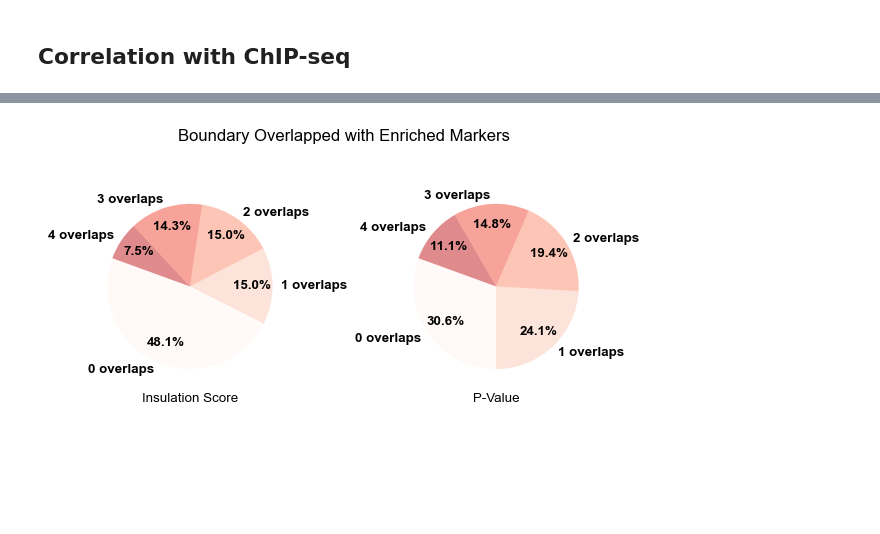
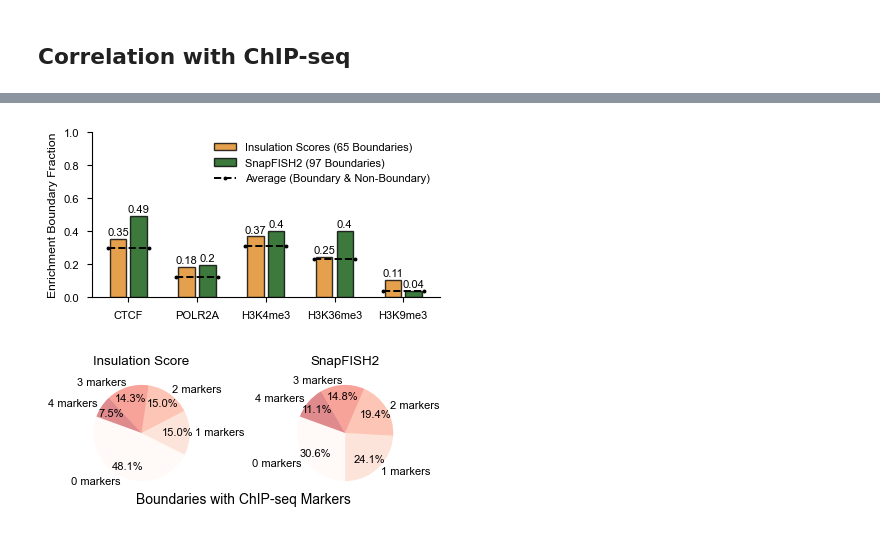
Before and after one commit to hyuyu104/ArcFISH, a Jupyter notebook: figures/2tad_benchmark.ipynb, the cells around one changed output, grey strips where cells are left out. Saved outputs shown, nothing was run; the diff lists cells and outputs as text; code cells hidden in the pictures; blank space fills up the shorter version.

```diff
--- a/figures/2tad_benchmark.ipynb
+++ b/figures/2tad_benchmark.ipynb
@@ -164,0 +19,3 @@ fig.savefig(out_fname, bbox_inches="tight")
+# %%
+out_dire = "../123ACElog/032125"
+dtree = DataTree("../data")
@@ -313,0 +67,12 @@ for target in targets:
+# %%
+res_sf1_path = os.path.join(out_dire, "tad_result_sf1.csv")
+if not os.path.exists(res_sf1_path):
+    tad = sf.tl.TADCaller(tree=False, method="insulation",
+                          prominence=0.04, distance=2)
+    sf.wr.caller_wrapper(loader, tad=tad, tad_path=res_sf1_path)
+res_sf1 = pd.read_csv(res_sf1_path, sep="\t")
+res_sf2_path = os.path.join(out_dire, "tad_result_sf2.csv")
+if not os.path.exists(res_sf2_path):
+    tad = sf.tl.TADCaller(tree=False, method="pval")
+    sf.wr.caller_wrapper(loader, tad=tad, tad_path=res_sf2_path)
+res_sf2 = pd.read_csv(res_sf2_path, sep="\t")
@@ -314,35 +111,38 @@ for target in targets:
+# %%
+fig, ax = plt.subplots(figsize=(4, 2))
+domain_chipseq_barplot(noi_enrich_df, ax=ax)
+fig.savefig(os.path.join(out_dire, "tad_noi_enrich_chipseq.pdf"), bbox_inches="tight")
+# %% [output]
+[figure, added]
 # %%
-targets = ["H3K36me3", "H3K4me3", "POLR2A", "CTCF"]
-d1, d2 = df_by_insulation, df_by_pval
-for target in targets:
-    chip_df = pd.read_csv(chipseq_fpath.format(target), sep="\t")
-    d1 = tad_enrichment_row(d1, chip_df, target)
-    d2 = tad_enrichment_row(d2, chip_df, target)
-fig, axes = plt.subplots(1, 2, figsize=(6,3))
-colors = [plt.get_cmap("Reds")(i*50) for i in range(len(targets)+1)]
-overlap1 = d1[d1["peak"]][targets].sum(axis=1).values
-labels, count = np.unique(overlap1, return_counts=True)
-fontsize = plt.rcParams["axes.titlesize"]
+from utils.utils import domain_add_chipseq_col
+
+colors = [plt.get_cmap("Reds")(i*50) for i in range(5)]
+fig, axes = plt.subplots(1, 2, figsize=(4, 2))
+
+res = res_sf1.copy()
+for marker in ["CTCF", "POLR2A", "H3K4me3", "H3K36me3"]:
+    res = domain_add_chipseq_col(res, marker, dtree)
+labels, count = np.unique(res.iloc[:, 3:].sum(axis=1), return_counts=True)
 axes[0].pie(
-    count, labels=[f"{t} overlaps" for t in labels],
-    autopct="%1.1f%%", startangle=160,
-    labeldistance=1.1, pctdistance=.75,
-    wedgeprops=dict(alpha=.5), colors=colors,
-    textprops=dict(fontsize=fontsize)
+    count, labels=[f"{t} markers" for t in labels], textprops={"fontsize":8},
+    autopct="%1.1f%%", startangle=160, labeldistance=1.1, pctdistance=.75,
+    wedgeprops={"alpha": .5}, colors=colors,
 )
-axes[0].set_title("Insulation Score", y=-.1)
-overlap2 = d2[d2["peak"]][targets].sum(axis=1).values
-labels, count = np.unique(overlap2, return_counts=True)
+axes[0].set_title("Insulation Score")
+
+res = res_sf2.copy()
+for marker in ["CTCF", "POLR2A", "H3K4me3", "H3K36me3"]:
+    res = domain_add_chipseq_col(res, marker, dtree)
+labels, count = np.unique(res.iloc[:, 3:].sum(axis=1), return_counts=True)
 axes[1].pie(
-    count, labels=[f"{t} overlaps" for t in labels],
-    autopct="%1.1f%%", startangle=160,
-    labeldistance=1.1, pctdistance=.75,
-    wedgeprops=dict(alpha=.5), colors=colors,
-    textprops=dict(fontsize=fontsize)
+    count, labels=[f"{t} markers" for t in labels], textprops={"fontsize":8},
+    autopct="%1.1f%%", startangle=160, labeldistance=1.1, pctdistance=.75,
+    wedgeprops={"alpha": .5}, colors=colors
 )
-axes[1].set_title("P-Value", y=-.1)
-fig.suptitle("Boundary Overlapped with Enriched Markers")
-out_fname = os.path.join(out_dire, "tad_chip_raw_pie.pdf")
-fig.savefig(out_fname, bbox_inches="tight")
+axes[1].set_title("SnapFISH2")
+
+fig.suptitle("Boundaries with ChIP-seq Markers", y=0.2, fontsize=10)
+fig.savefig(os.path.join(out_dire, "tad_marker_pie.pdf"), bbox_inches="tight")
 # %% [output]
-[figure, old version]
+[figure, new version]
```
Also changed, not shown: parts of 29 cells of this notebook, 9 other files.
